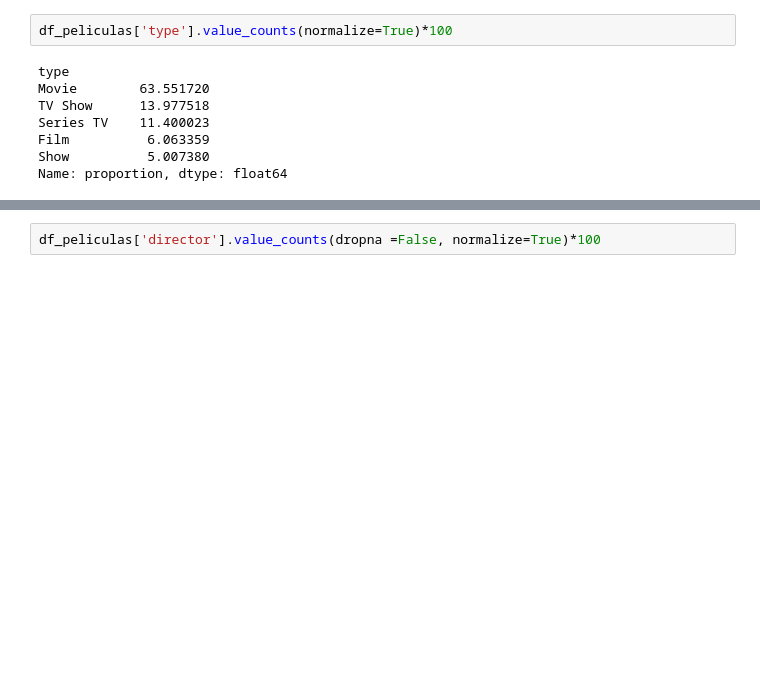
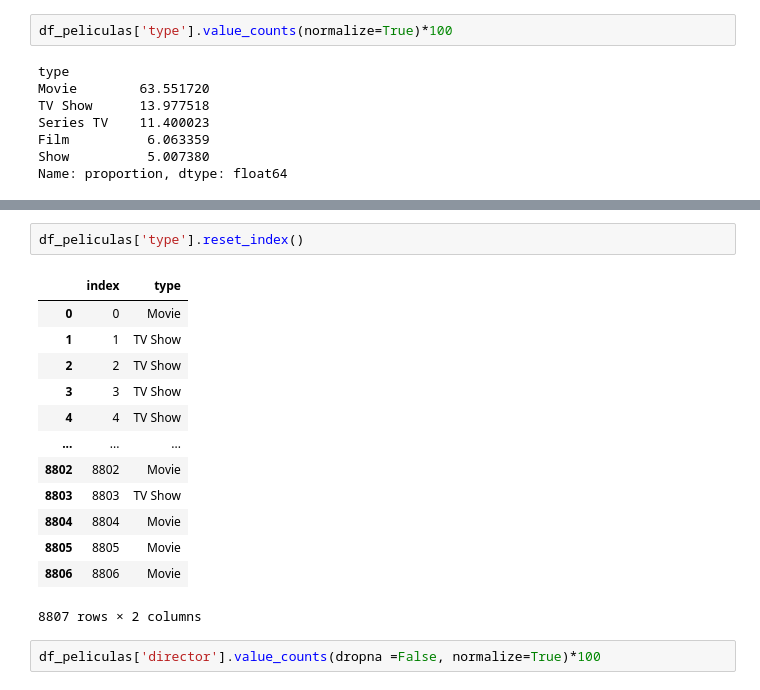
Before and after one commit to cristiancabezas/ONLINE_DS_THEBRIDGE_CRISTIAN, a Jupyter notebook: Sprint_05/Unidad_1/Practica_Obligatoria/18_Practica_Obligatoria_ETL.ipynb, the cells around one changed output, grey strips where cells are left out. Cells and saved outputs as stored; diff of their text form; blank space fills up the shorter version.

```diff
--- a/Sprint_05/Unidad_1/Practica_Obligatoria/18_Practica_Obligatoria_ETL.ipynb
+++ b/Sprint_05/Unidad_1/Practica_Obligatoria/18_Practica_Obligatoria_ETL.ipynb
@@ -81,3 +113,19 @@ Name: proportion, dtype: float64
+# %%
+df_peliculas['type'].reset_index()
+# %% [output]
+|  | index | type |
+| 0 | 0 | Movie |
+| 1 | 1 | TV Show |
+| 2 | 2 | TV Show |
+| 3 | 3 | TV Show |
+| 4 | 4 | TV Show |
+| ... | ... | ... |
+| 8802 | 8802 | Movie |
+| 8803 | 8803 | TV Show |
+| 8804 | 8804 | Movie |
+| 8805 | 8805 | Movie |
+| 8806 | 8806 | Movie |
+8807 rows × 2 columns
 # %%
 df_peliculas['director'].value_counts(dropna =False, normalize=True)*100
 # %% [output]
```
Also changed, not shown: parts of 12 cells of this notebook.
